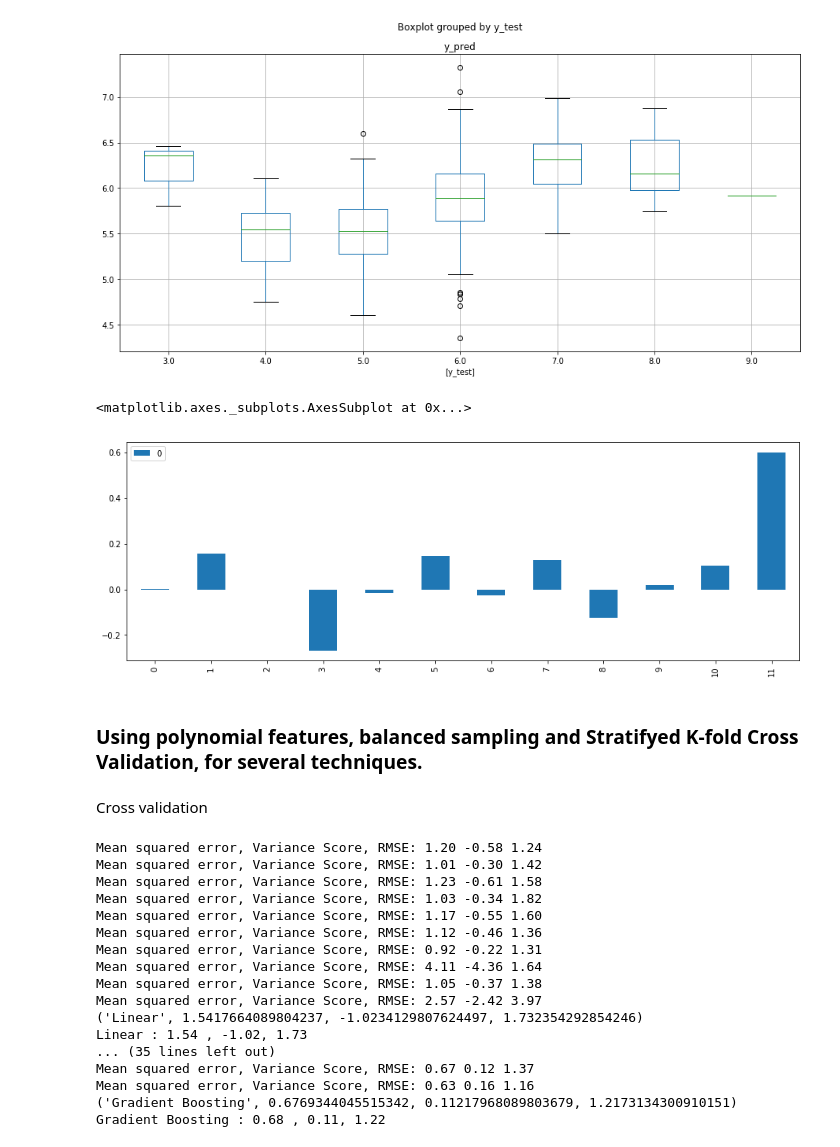
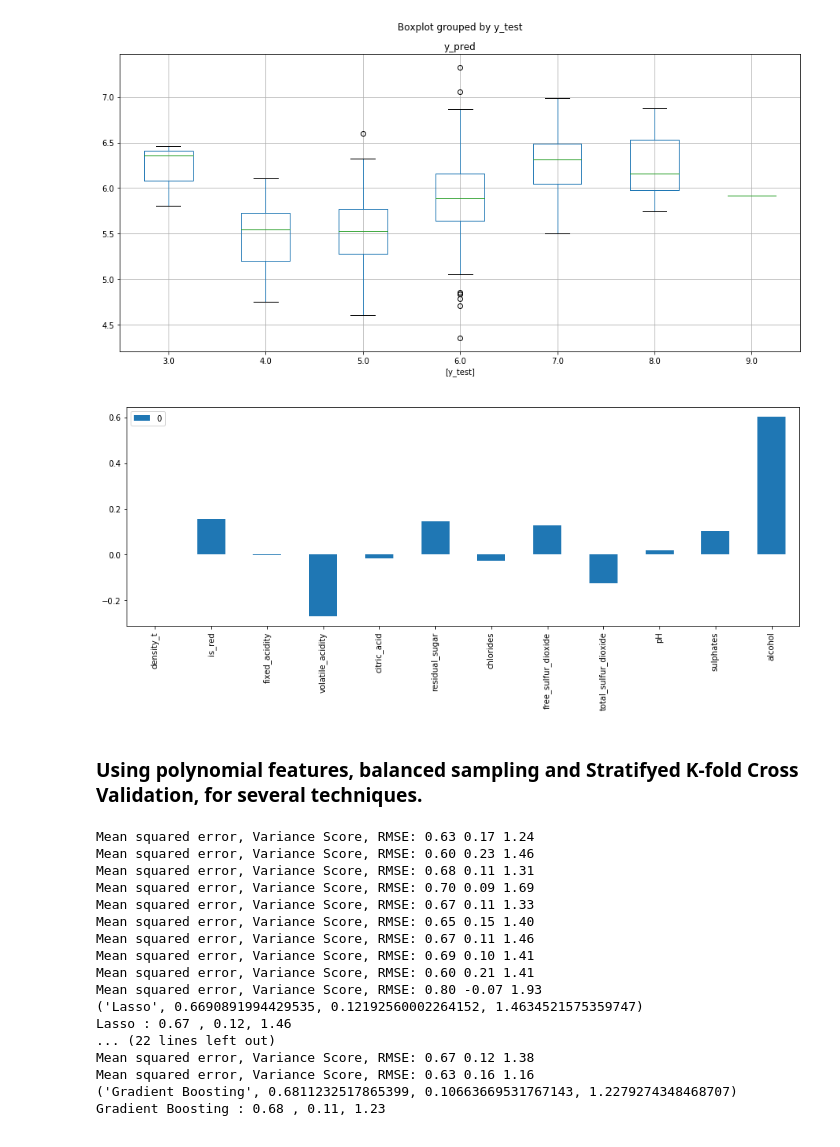
Before and after one commit to nocedan/cognitivo_teste, a Jupyter notebook: wine_quality_modelling.ipynb, the cells around one changed output. Cells and saved outputs as stored; diff of their text form; code cells hidden in the pictures.

```diff
--- a/wine_quality_modelling.ipynb
+++ b/wine_quality_modelling.ipynb
@@ -13,10 +9,11 @@ import tqdm
 # %%
 df= pd.read_pickle('df_preprocessed.pkl')
 
-model_features=['density_t', 'is_red', 'fixed_acidity',
-       'volatile_acidity', 'citric_acid', 'residual_sugar', 'chlorides',
-       'free_sulfur_dioxide', 'total_sulfur_dioxide', 'pH', 'sulphates',
-       'alcohol']
+model_features= ['density_t', 'is_red', 'fixed_acidity',
+                 'volatile_acidity', 'citric_acid', 'residual_sugar',
+                 'chlorides','free_sulfur_dioxide', 'total_sulfur_dioxide',
+                 'pH', 'sulphates','alcohol']
+
 output = 'quality'
 # %% [markdown]
 ### Sample with few instances at edges 3, 4, 8, 9
@@ -218,17 +215,14 @@ Mean squared error, Variance Score, RMSE: 0.56 0.27 1.64
 [figure]
 [figure]
 # %%
-### df_measures,mean_square_error,variance_score, rmse=performance_validation(y_pred, y_test)
 reg = reg_dic["Linear"][1]
-df_coeff =pd.DataFrame(reg.coef_)#, index=model_features)
+df_coeff =pd.DataFrame(reg.coef_,index=model_features)
 df_coeff.plot(kind='bar', figsize = (15,5))
+plt.show()
 # %% [output]
-<matplotlib.axes._subplots.AxesSubplot at 0x...>
-[figure, old version]
+[figure, new version]
 # %% [markdown]
 ### Using polynomial features, balanced sampling and Stratifyed K-fold Cross Validation, for several techniques.
-# %% [markdown]
-Cross validation
 # %%
 y_pred_y_test_dic={}
 reg={}
@@ -240,23 +234,23 @@ for name in filtered_regressors:
     y_pred_y_test_dic[name], reg[name]= cross_validation_fitting_performance(regressors[name], df,y,name, use_poly = True)
     print()
 # %% [output]
-Mean squared error, Variance Score, RMSE: 1.20 -0.58 1.24
-Mean squared error, Variance Score, RMSE: 1.01 -0.30 1.42
-Mean squared error, Variance Score, RMSE: 1.23 -0.61 1.58
-Mean squared error, Variance Score, RMSE: 1.03 -0.34 1.82
-Mean squared error, Variance Score, RMSE: 1.17 -0.55 1.60
-Mean squared error, Variance Score, RMSE: 1.12 -0.46 1.36
-Mean squared error, Variance Score, RMSE: 0.92 -0.22 1.31
-Mean squared error, Variance Score, RMSE: 4.11 -4.36 1.64
-Mean squared error, Variance Score, RMSE: 1.05 -0.37 1.38
-Mean squared error, Variance Score, RMSE: 2.57 -2.42 3.97
-('Linear', 1.5417664089804237, -1.0234129807624497, 1.732354292854246)
-Linear : 1.54 , -1.02, 1.73
-... (35 lines left out)
-Mean squared error, Variance Score, RMSE: 0.67 0.12 1.37
+Mean squared error, Variance Score, RMSE: 0.63 0.17 1.24
+Mean squared error, Variance Score, RMSE: 0.60 0.23 1.46
+Mean squared error, Variance Score, RMSE: 0.68 0.11 1.31
+Mean squared error, Variance Score, RMSE: 0.70 0.09 1.69
+Mean squared error, Variance Score, RMSE: 0.67 0.11 1.33
+Mean squared error, Variance Score, RMSE: 0.65 0.15 1.40
+Mean squared error, Variance Score, RMSE: 0.67 0.11 1.46
+Mean squared error, Variance Score, RMSE: 0.69 0.10 1.41
+Mean squared error, Variance Score, RMSE: 0.60 0.21 1.41
+Mean squared error, Variance Score, RMSE: 0.80 -0.07 1.93
+('Lasso', 0.6690891994429535, 0.12192560002264152, 1.4634521575359747)
+Lasso : 0.67 , 0.12, 1.46
+... (22 lines left out)
+Mean squared error, Variance Score, RMSE: 0.67 0.12 1.38
 Mean squared error, Variance Score, RMSE: 0.63 0.16 1.16
-('Gradient Boosting', 0.6769344045515342, 0.11217968089803679, 1.2173134300910151)
-Gradient Boosting : 0.68 , 0.11, 1.22
+('Gradient Boosting', 0.6811232517865399, 0.10663669531767143, 1.2279274348468707)
+Gradient Boosting : 0.68 , 0.11, 1.23
 # %%
 y_pred_y_test_dic.keys()
 # %% [output]
```
Also changed, not shown: parts of 8 cells of this notebook.
